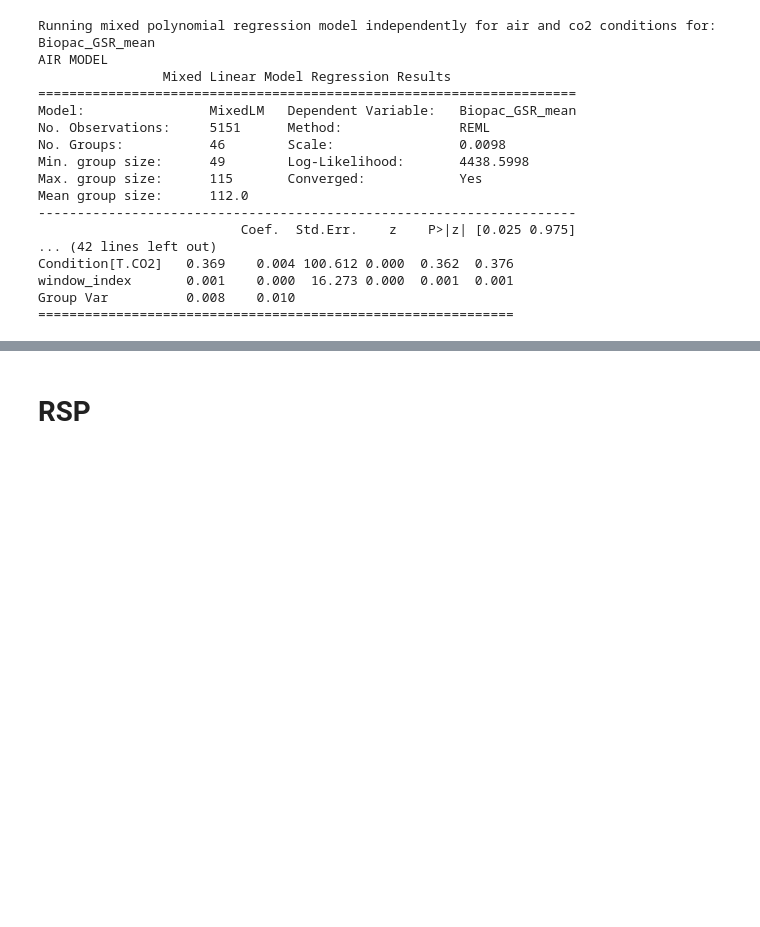
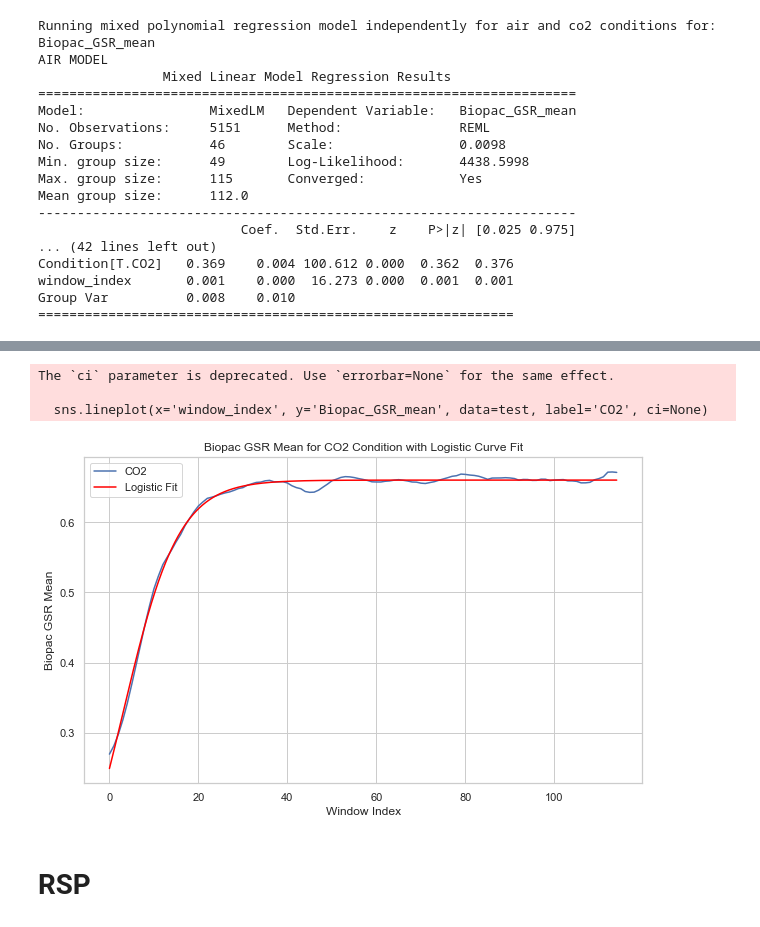
Before and after one commit to michalgnacek/co2-study, a Jupyter notebook: notebooks/3_statistics.ipynb, the cells around one changed output, grey strips where cells are left out. Cells and saved outputs as stored; diff of their text form; code cells hidden in the pictures; blank space fills up the shorter version.

```diff
--- a/notebooks/3_statistics.ipynb
+++ b/notebooks/3_statistics.ipynb
@@ -119,3 +260,42 @@ Plots.features_time_series(gas_inhalation_windows, 'Biopac_GSR_mean', 'GSR Mean
+# %%
+import numpy as np
+import matplotlib.pyplot as plt
+import seaborn as sns
+from scipy.optimize import curve_fit
+
+# Define the logistic function
+def logistic_function(x, a, b, c):
+    return a / (1 + np.exp(-b * (x - c)))
+
+# Filter data for 'CO2' condition
+test = gas_inhalation_windows[['Biopac_GSR_mean', 'window_index']][gas_inhalation_windows['Condition'] == 'CO2']
+
+# Plot Biopac_GSR_mean for CO2 condition
+plt.figure(figsize=(10, 6))
+sns.lineplot(x='window_index', y='Biopac_GSR_mean', data=test, label='CO2', ci=None)
+
+# Fit the logistic function to the data with adjusted bounds
+x2 = test['window_index']
+y2 = test['Biopac_GSR_mean']
+popt, _ = curve_fit(logistic_function, x2, y2, bounds=([0, 0, 0], [np.max(y2), np.max(x2), np.max(x2)]))
+
+# Generate y values using the fitted parameters for the desired x range
+x_fit = np.linspace(min(x2), max(x2), 1000)  # Adjust the number of points as needed
+fit_line = logistic_function(x_fit, *popt)
+
+# Plot only the logistic curve fit
+plt.plot(x_fit, fit_line, color='red', label='Logistic Fit')
+
+plt.xlabel('Window Index')
+plt.ylabel('Biopac GSR Mean')
+plt.title('Biopac GSR Mean for CO2 Condition with Logistic Curve Fit')
+plt.legend()
+plt.show()
+# %% [output]
+The `ci` parameter is deprecated. Use `errorbar=None` for the same effect.
+
+  sns.lineplot(x='window_index', y='Biopac_GSR_mean', data=test, label='CO2', ci=None)
+[figure, added]
 # %% [markdown]
 # RSP
 # %%
```
Also changed, not shown: parts of 8 cells of this notebook, 15 other files.
